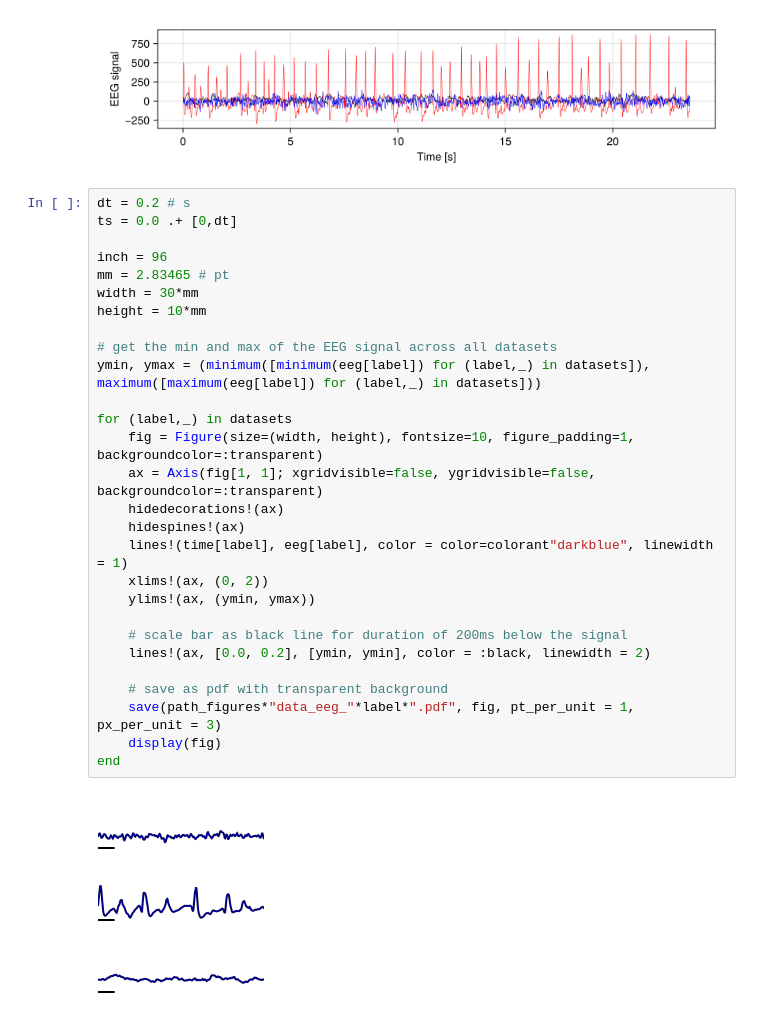
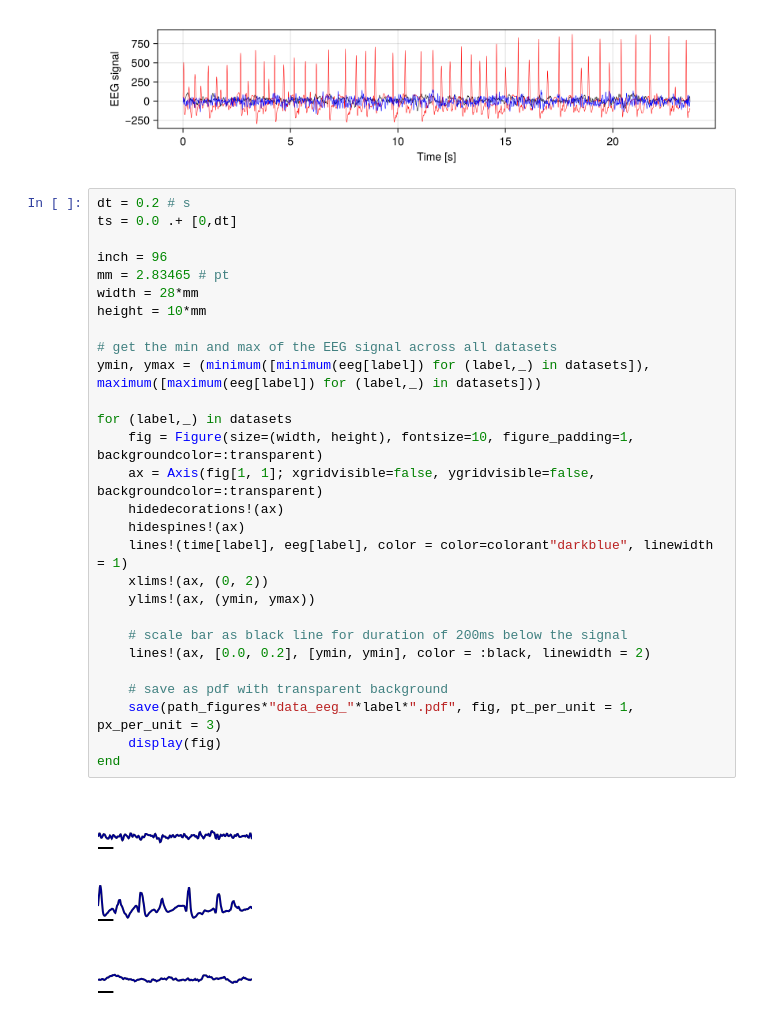
Before and after one commit to Priesemann-Group/perspective_heart_and_brain, a Jupyter notebook: notebooks_figures_paper/data_eeg.ipynb, the cells around one changed output. Drawn from its saved outputs; the diff is of its cells as text.

```diff
--- a/notebooks_figures_paper/data_eeg.ipynb
+++ b/notebooks_figures_paper/data_eeg.ipynb
@@ -120,32 +120,32 @@ fig
 # %%
 dt = 0.2 # s
 ts = 0.0 .+ [0,dt]
 
 inch = 96
 mm = 2.83465 # pt
-width = 30*mm
+width = 28*mm
 height = 10*mm
 
 # get the min and max of the EEG signal across all datasets
 ymin, ymax = (minimum([minimum(eeg[label]) for (label,_) in datasets]), maximum([maximum(eeg[label]) for (label,_) in datasets]))
 
 for (label,_) in datasets
     fig = Figure(size=(width, height), fontsize=10, figure_padding=1, backgroundcolor=:transparent)
     ax = Axis(fig[1, 1]; xgridvisible=false, ygridvisible=false, backgroundcolor=:transparent)
     hidedecorations!(ax)
     hidespines!(ax)
     lines!(time[label], eeg[label], color = color=colorant"darkblue", linewidth = 1)
     xlims!(ax, (0, 2))
     ylims!(ax, (ymin, ymax))
 
     # scale bar as black line for duration of 200ms below the signal
     lines!(ax, [0.0, 0.2], [ymin, ymin], color = :black, linewidth = 2)
 
     # save as pdf with transparent background
     save(path_figures*"data_eeg_"*label*".pdf", fig, pt_per_unit = 1, px_per_unit = 3)
     display(fig)
 end
 # %% [output]
-[figure, old version]
+[figure, new version]
-[figure, old version]
+[figure, new version]
-[figure, old version]
+[figure, new version]
```
Also changed, not shown: 3 other files.
